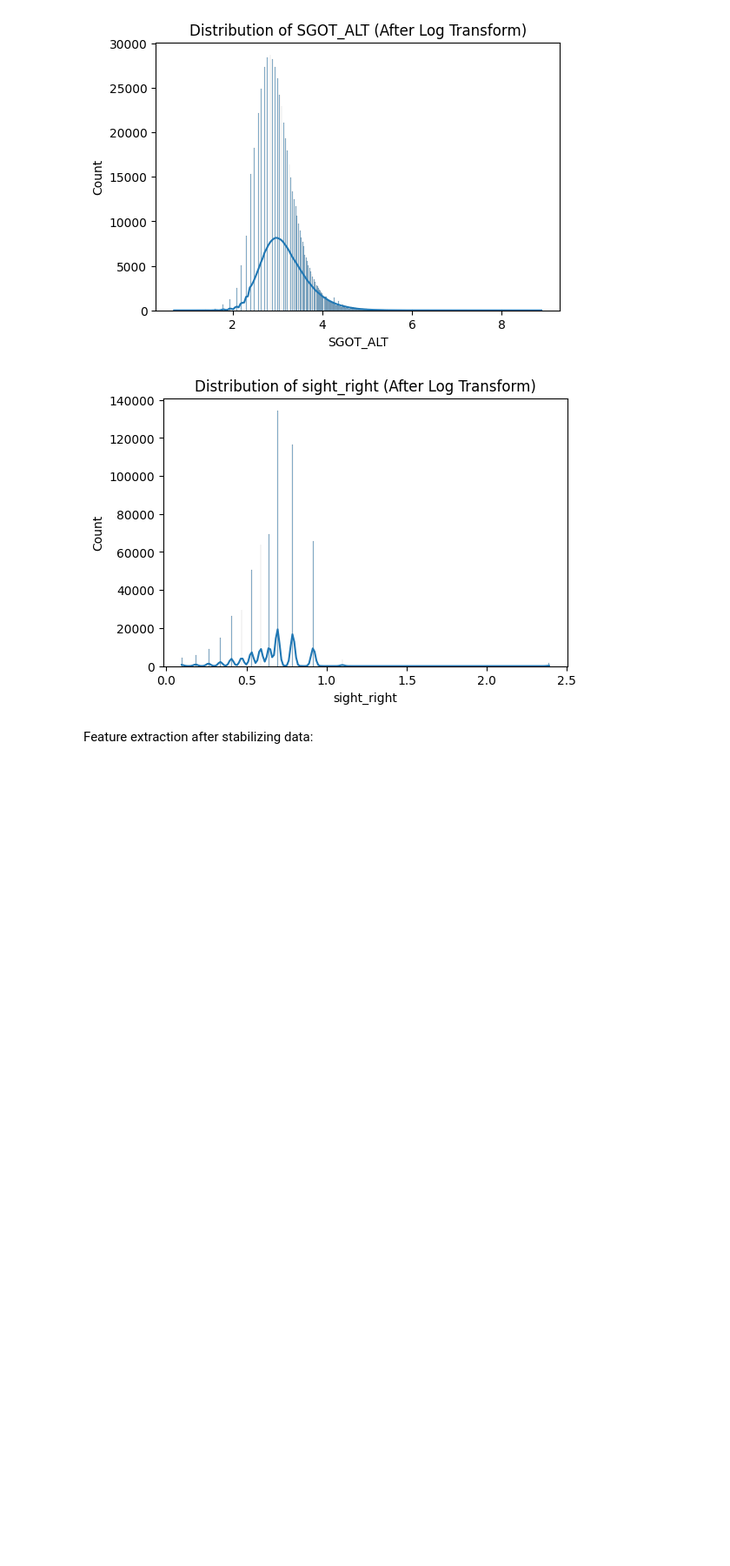
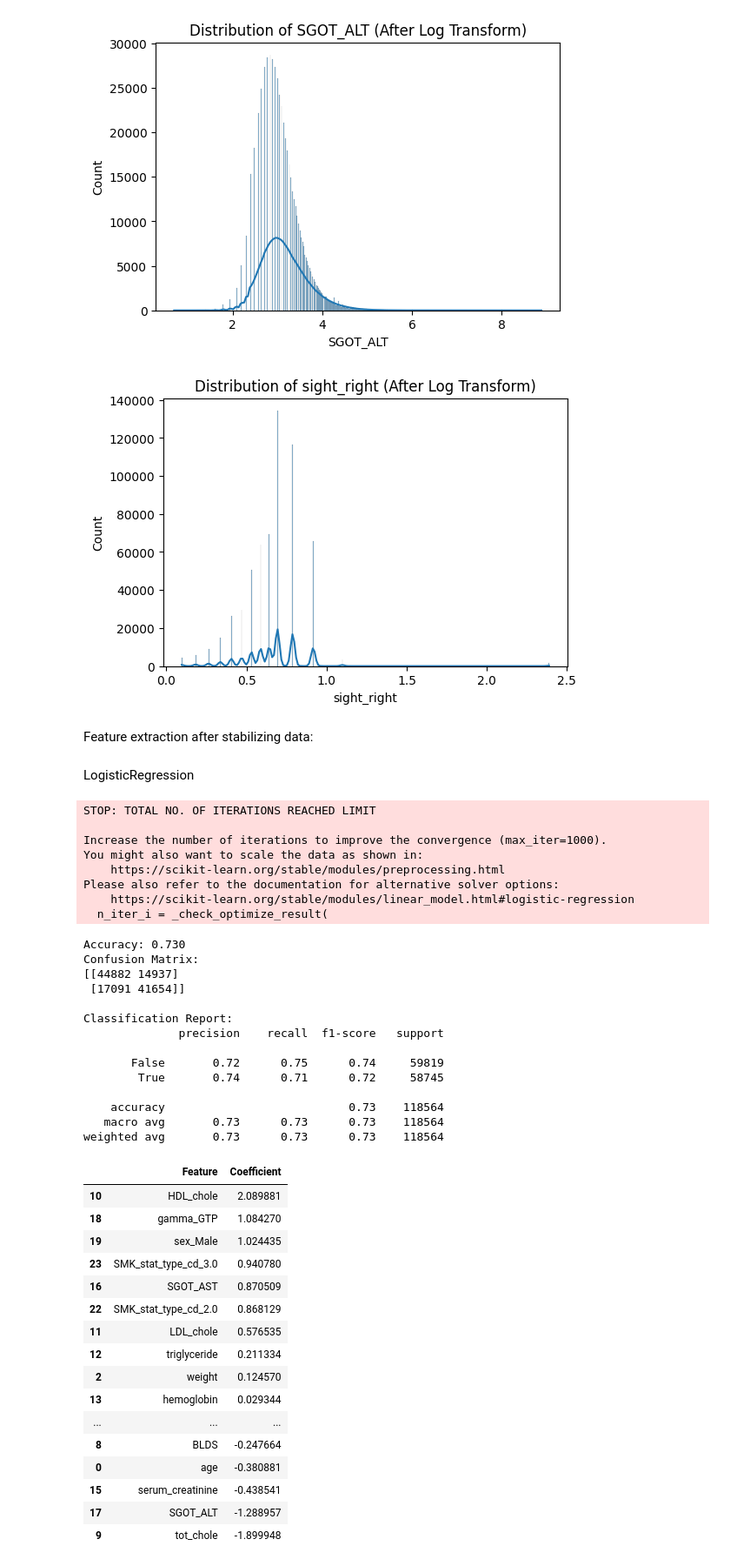
Before and after one commit to johngothe/datadrevet-ex-1, a Jupyter notebook: ex3.ipynb, the cells around one changed output. Shown at 87% size. Drawn from its saved outputs; the diff is of its cells as text; code cells hidden in the pictures; blank space fills up the shorter version.

Commit message:
implementert noe logistic regression, lar stå til vi har fått svar på om logistic regression er greit

```diff
--- a/ex3.ipynb
+++ b/ex3.ipynb
@@ -467,3 +467,75 @@ df['LDL_to_HDL'] = df['LDL_chole'] / df['HDL_chole']
 df['TG_to_HDL'] = df['triglyceride'] / df['HDL_chole']
 df['sight_avg'] = (df['sight_left'] + df['sight_right']) / 2
 df['hearing_avg'] = (df['hear_left'] + df['hear_right']) / 2
+# %% [markdown]
+LogisticRegression
+# %%
+from sklearn.linear_model import LogisticRegression
+from sklearn.metrics import accuracy_score, confusion_matrix, classification_report
+
+# Initialize model
+log_reg = LogisticRegression(max_iter=1000, random_state=42)
+
+# Fit on training data
+log_reg.fit(X_train, y_train)
+
+# Predict on test data
+y_pred = log_reg.predict(X_test)
+
+# Evaluate performance
+acc = accuracy_score(y_test, y_pred)
+cm = confusion_matrix(y_test, y_pred)
+report = classification_report(y_test, y_pred)
+
+print(f"Accuracy: {acc:.3f}")
+print("Confusion Matrix:")
+print(cm)
+print("\nClassification Report:")
+print(report)
+
+# Optionally, inspect feature influence
+coef_table = pd.DataFrame({
+    'Feature': X.columns,
+    'Coefficient': log_reg.coef_[0]
+}).sort_values(by='Coefficient', ascending=False)
+display(coef_table)
+# %% [output]
+STOP: TOTAL NO. OF ITERATIONS REACHED LIMIT
+
+Increase the number of iterations to improve the convergence (max_iter=1000).
+You might also want to scale the data as shown in:
+    https://scikit-learn.org/stable/modules/preprocessing.html
+Please also refer to the documentation for alternative solver options:
+    https://scikit-learn.org/stable/modules/linear_model.html#logistic-regression
+  n_iter_i = _check_optimize_result(
+Accuracy: 0.730
+Confusion Matrix:
+[[44882 14937]
+ [17091 41654]]
+
+Classification Report:
+              precision    recall  f1-score   support
+
+       False       0.72      0.75      0.74     59819
+        True       0.74      0.71      0.72     58745
+
+    accuracy                           0.73    118564
+   macro avg       0.73      0.73      0.73    118564
+weighted avg       0.73      0.73      0.73    118564
+|  | Feature | Coefficient |
+| 10 | HDL_chole | 2.089881 |
+| 18 | gamma_GTP | 1.084270 |
+| 19 | sex_Male | 1.024435 |
+| 23 | SMK_stat_type_cd_3.0 | 0.940780 |
+| 16 | SGOT_AST | 0.870509 |
+| 22 | SMK_stat_type_cd_2.0 | 0.868129 |
+| 11 | LDL_chole | 0.576535 |
+| 12 | triglyceride | 0.211334 |
+| 2 | weight | 0.124570 |
+| 13 | hemoglobin | 0.029344 |
+| ... | ... | ... |
+| 8 | BLDS | -0.247664 |
+| 0 | age | -0.380881 |
+| 15 | serum_creatinine | -0.438541 |
+| 17 | SGOT_ALT | -1.288957 |
+| 9 | tot_chole | -1.899948 |
```
